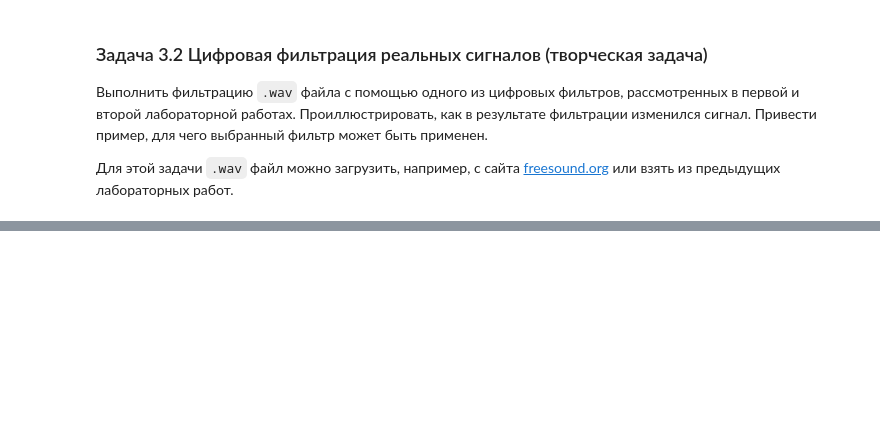
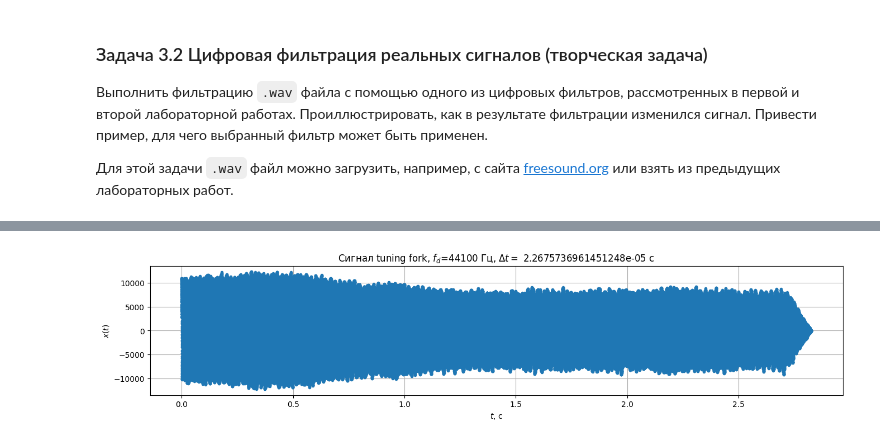
Before and after one commit to derzhavin3016/DSP-labs, a Jupyter notebook: lab3/Module3lab3_task.ipynb, the cells around one changed output, grey strips where cells are left out. Drawn from its saved outputs; the diff is of its cells as text; code cells hidden in the pictures; blank space fills up the shorter version.

```diff
--- a/lab3/Module3lab3_task.ipynb
+++ b/lab3/Module3lab3_task.ipynb
@@ -502,3 +504,9 @@ plt.legend()
 Выполнить фильтрацию `.wav` файла с помощью одного из цифровых фильтров, рассмотренных в первой и второй лабораторной работах. Проиллюстрировать, как в результате фильтрации изменился сигнал. Привести пример, для чего выбранный фильтр может быть применен.
 
 Для этой задачи `.wav` файл можно загрузить, например, с сайта [freesound.org](https://freesound.org/) или взять из предыдущих лабораторных работ.
+# %%
+import scipy.io.wavfile
+from IPython.display import Audio
+
+path = "../lab1/tuning-fork.wav"
+Audio(path)
@@ -504,0 +515,14 @@ plt.legend()
+# %%
+fs, x1 = scipy.io.wavfile.read(path)
+# %%
+time_duration = 256000
+time_delay = 11040
+x = x1[time_delay : (time_delay + time_duration)]
+plt.figure(figsize=[16, 3])
+plt.plot(np.arange(x.size) / fs, x, ".")
+plt.xlabel("$t$, c")
+plt.ylabel("$x(t)$")
+plt.title(f"Сигнал tuning fork, $f_d$={fs} Гц, $\Delta t=$ {1 / fs} c")
+plt.grid()
+# %% [output]
+[figure, added]
```
Also changed, not shown: parts of 5 cells of this notebook, 1 other file.
